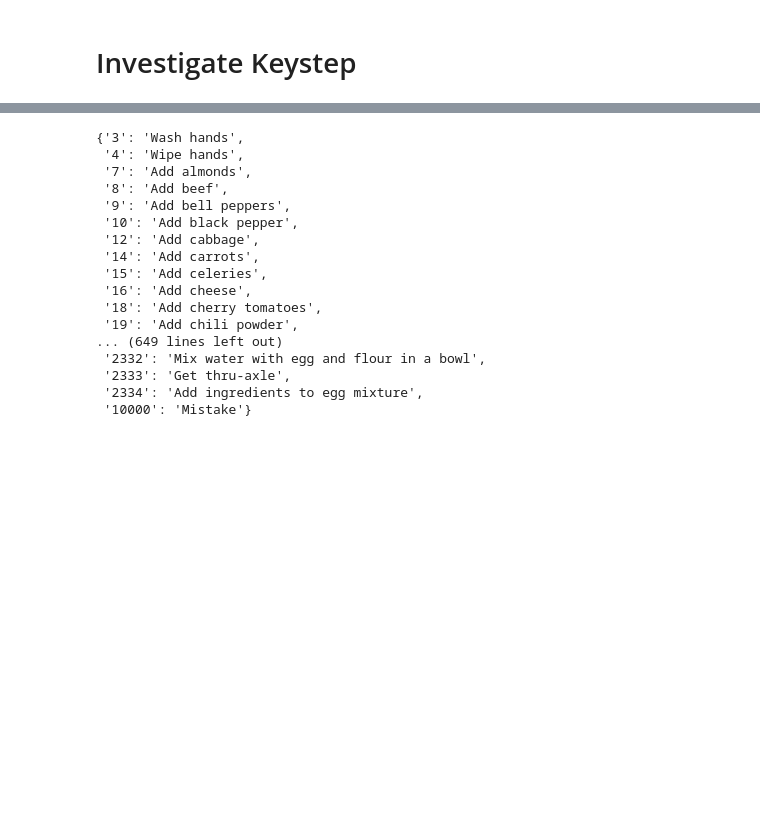
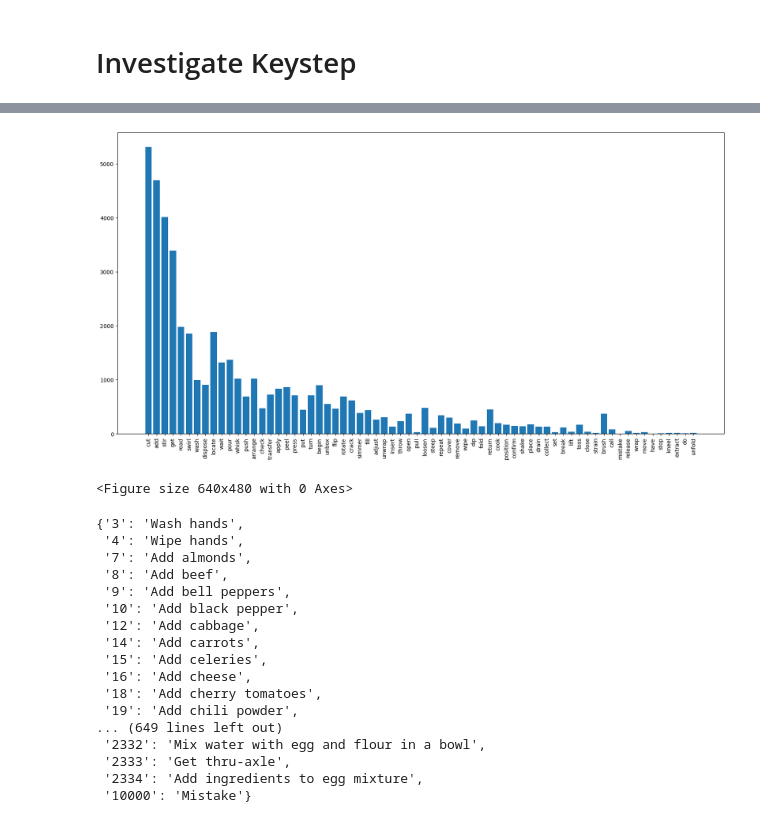
Before and after one commit to amir-goudarzi/IMU_testing, a Jupyter notebook: notebooks/egoexo4d.ipynb, the cells around one changed output, grey strips where cells are left out. Saved outputs shown, nothing was run; the diff lists cells and outputs as text; code cells hidden in the pictures; blank space fills up the shorter version.

```diff
--- a/notebooks/egoexo4d.ipynb
+++ b/notebooks/egoexo4d.ipynb
@@ -530,3 +934,12 @@ len(keystep['vocabulary'])
+# %%
+plt.figure(figsize=(20,10))
+plt.bar(result['label_name_y'], result['count_y'])
+plt.xticks(rotation=90)
+plt.show()
+plt.savefig(os.path.join('../reports', 'img', 'dataset_analysis', 'keystep_verbs_distribution_valid'), format='svg')
+# %% [output]
+[figure, added]
+<Figure size 640x480 with 0 Axes>
 # %%
 keystep['vocabulary']
 # %% [output]
```
Also changed, not shown: parts of 45 cells of this notebook, 13 other files.
